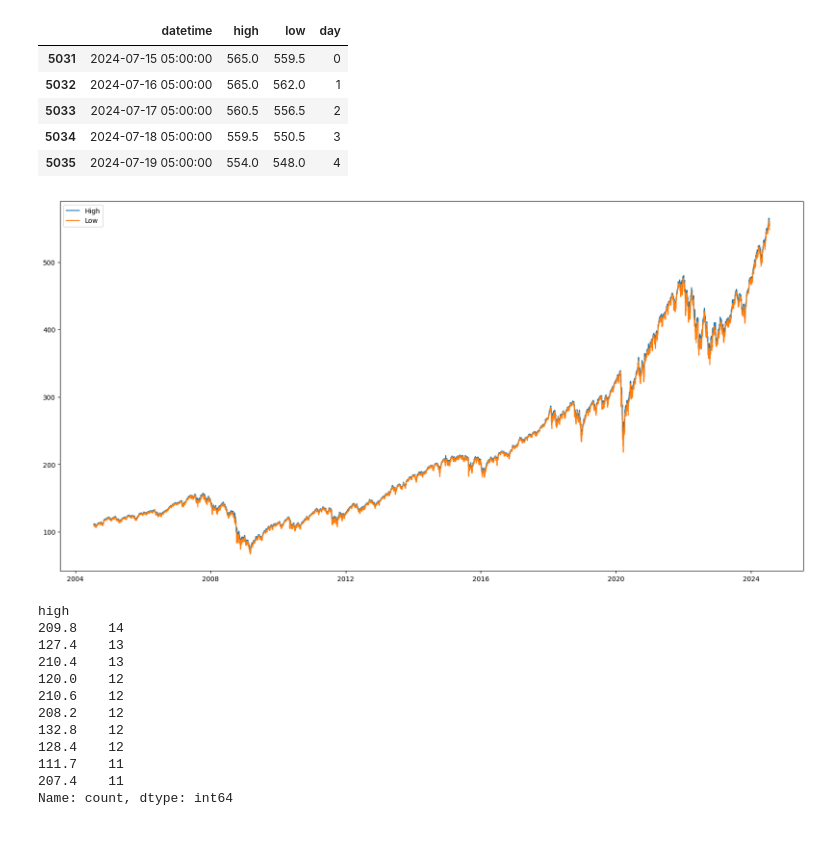
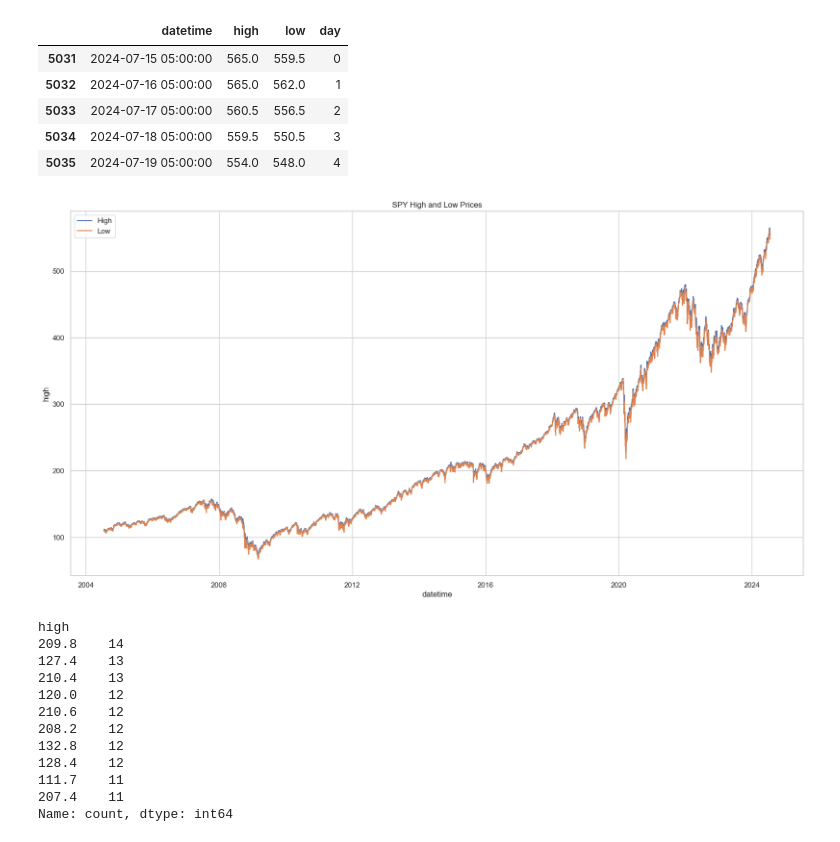
Before and after one commit to punitarani/axiom, a Jupyter notebook: notebooks/resistance-model.ipynb, the cells around one changed output. Cells and saved outputs as stored; diff of their text form; code cells hidden in the pictures.

```diff
--- a/notebooks/resistance-model.ipynb
+++ b/notebooks/resistance-model.ipynb
@@ -73,13 +74,21 @@ df.tail()
 | 5034 | 2024-07-18 05:00:00 | 559.5 | 550.5 | 3 |
 | 5035 | 2024-07-19 05:00:00 | 554.0 | 548.0 | 4 |
 # %%
+# Set the seaborn style
+sns.set(style="whitegrid")
+
 plt.figure(figsize=(20, 10))
-plt.step(df["datetime"], df["high"], label="High")
-plt.step(df["datetime"], df["low"], label="Low")
+
+# Plotting the high and low values with step-like lines
+sns.lineplot(data=df, x="datetime", y="high", label="High", drawstyle='steps-pre')
+sns.lineplot(data=df, x="datetime", y="low", label="Low", drawstyle='steps-pre')
+
+plt.title(f"{TICKER} High and Low Prices")
+
 plt.legend()
 plt.show()
 # %% [output]
-[figure, old version]
+[figure, new version]
 # %%
 # Calculate the common resistance levels
 resistance_levels = df["high"].value_counts()
```
Also changed, not shown: parts of 7 cells of this notebook.
